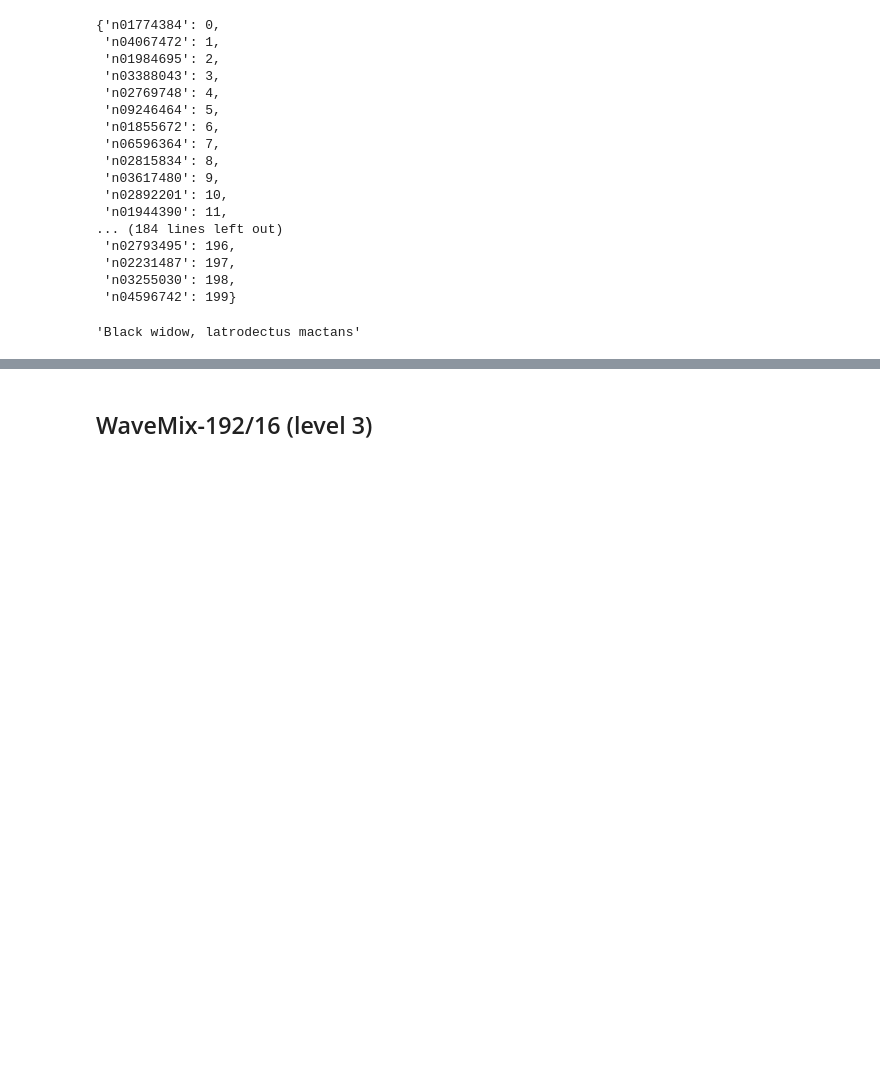
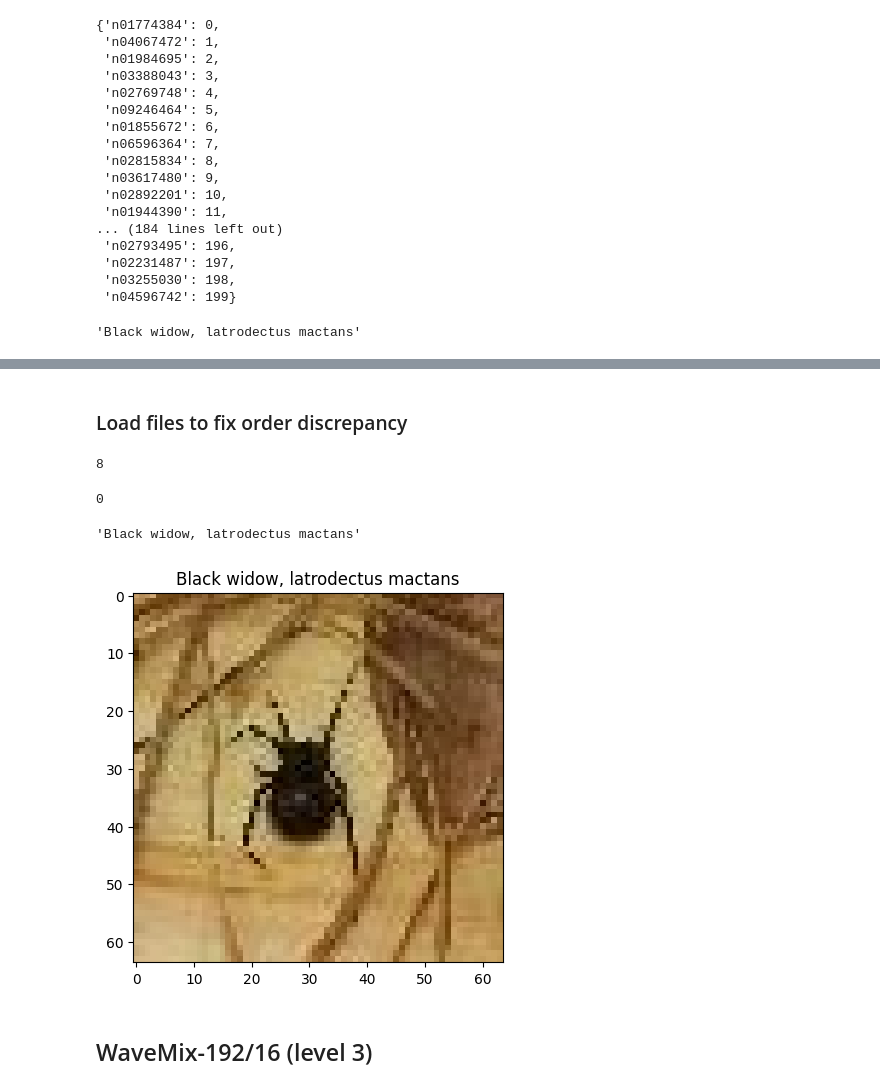
Before and after one commit to 0xInfty/Autoguided, a Jupyter notebook: Images/analysis/ClassifierModel.ipynb, the cells around one changed output, grey strips where cells are left out. Cells and saved outputs as stored; diff of their text form; code cells hidden in the pictures; blank space fills up the shorter version.

```diff
--- a/Images/analysis/ClassifierModel.ipynb
+++ b/Images/analysis/ClassifierModel.ipynb
@@ -68,0 +78,16 @@ dataset_obj.get_label_from_name("n01774384")
+# %%
+dataset_name="tiny"
+do_minus11_rescale=False
+do_01_rescale=True
+do_upsample=True
+upsample_dim=384
+do_normalize=True
+
+dataset_obj = valm.load_dataset(dataset_name=dataset_name,
+                                do_minus11_rescale=do_minus11_rescale, do_01_rescale=do_01_rescale,
+                                do_upsample=do_upsample, upsample_dim=upsample_dim,
+                                do_normalize=do_normalize)
+
+idx, img, lab = dataset_obj[8*500+432]
+print(img.shape)
+print(img.max())
@@ -134,0 +187,2 @@ dataset_obj.get_words_from_label(8)
+# %% [markdown]
+### Load files to fix order discrepancy
@@ -135,3 +192,19 @@ dataset_obj.get_words_from_label(8)
+# %%
+labels_translator.from_aux_to_main(0)
+# %% [output]
+8
+# %%
+labels_translator.to_aux_from_main(8)
+# %% [output]
+0
+# %%
+dataset_obj.get_words_from_label(8)
+# %% [output]
+'Black widow, latrodectus mactans'
+# %%
+dataset_obj.visualize(8*500+432)
+# %% [output]
+[figure, added]
 # %% [markdown]
 ## WaveMix-192/16 (level 3)
 # %% [markdown]
```
Also changed, not shown: parts of 21 cells of this notebook, 1 other file.
